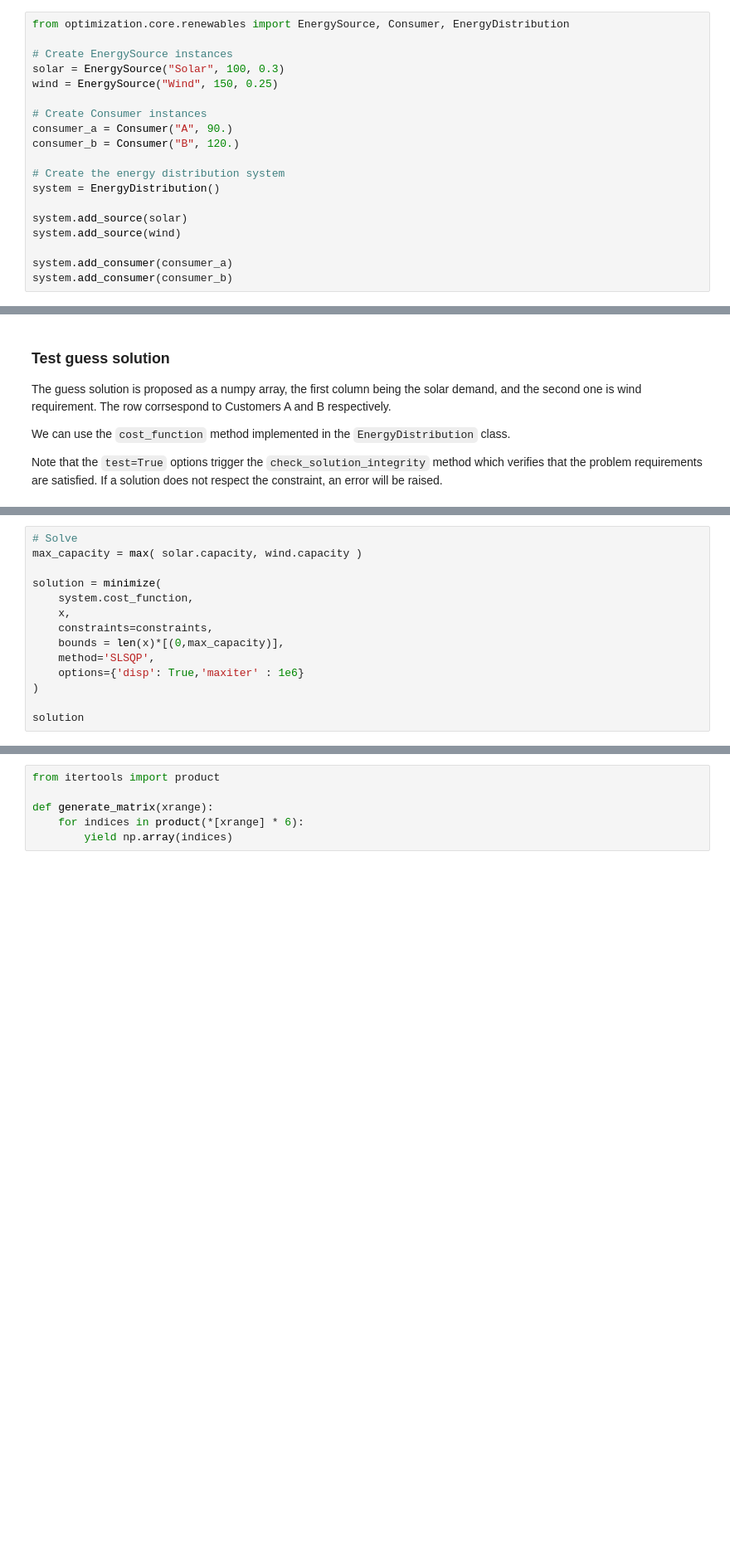
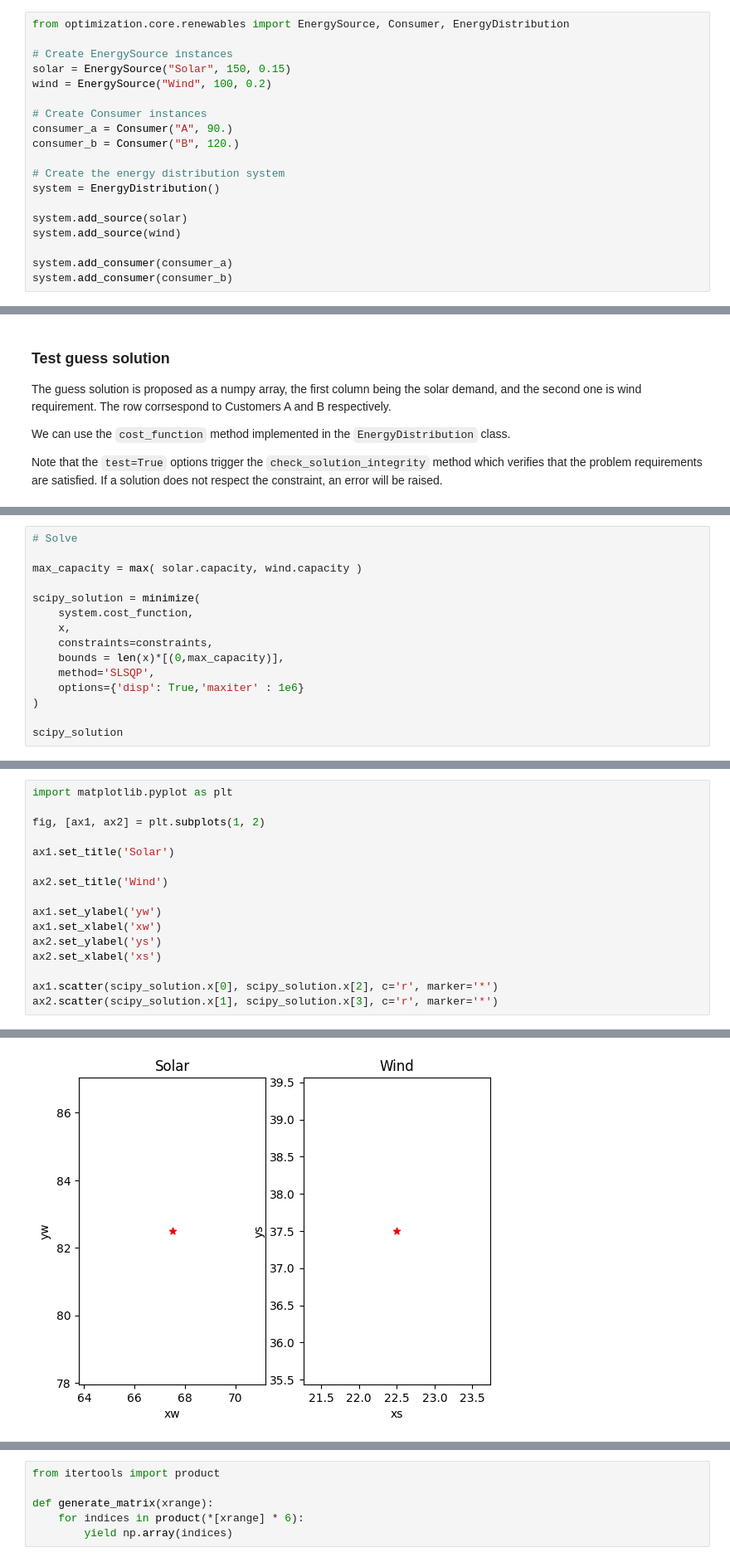
Before and after one commit to marcodigennaro/optimization, a Jupyter notebook: optimization/jupter-notebooks/renewable_energy_flow.ipynb, the cells around one changed output, grey strips where cells are left out. Shown: that part at 83% size. Saved outputs shown, nothing was run; the diff lists cells and outputs as text; blank space fills up the shorter version.

Commit message:
check solution integrity

```diff
--- a/optimization/jupter-notebooks/renewable_energy_flow.ipynb
+++ b/optimization/jupter-notebooks/renewable_energy_flow.ipynb
@@ -53,8 +51,8 @@ Let us take advantage of three classes to store and validate data
 from optimization.core.renewables import EnergySource, Consumer, EnergyDistribution
 
 # Create EnergySource instances
-solar = EnergySource("Solar", 100, 0.3)
-wind = EnergySource("Wind", 150, 0.25)
+solar = EnergySource("Solar", 150, 0.15)
+wind = EnergySource("Wind", 100, 0.2)
 
 # Create Consumer instances
 consumer_a = Consumer("A", 90.)
@@ -103,9 +106,10 @@ constraints = [
 ]
 # %%
 # Solve
+
 max_capacity = max( solar.capacity, wind.capacity )
 
-solution = minimize(
+scipy_solution = minimize(
     system.cost_function,
     x,
     constraints=constraints,
@@ -114,6 +118,6 @@ solution = minimize(
     options={'disp': True,'maxiter' : 1e6}
 )
 
-solution
+scipy_solution
 # %% [output]
 Optimization terminated successfully    (Exit mode 0)
@@ -132,0 +148,17 @@ Optimization terminated successfully    (Exit mode 0)
+# %%
+import matplotlib.pyplot as plt
+
+fig, [ax1, ax2] = plt.subplots(1, 2)
+
+ax1.set_title('Solar')
+
+ax2.set_title('Wind')
+
+ax1.set_ylabel('yw')
+ax1.set_xlabel('xw')
+ax2.set_ylabel('ys')
+ax2.set_xlabel('xs')
+
+ax1.scatter(scipy_solution.x[0], scipy_solution.x[2], c='r', marker='*')
+ax2.scatter(scipy_solution.x[1], scipy_solution.x[3], c='r', marker='*')
+# %% [output]
@@ -132,0 +166 @@ Optimization terminated successfully    (Exit mode 0)
+[figure, added]
```
Also changed, not shown: parts of 20 cells of this notebook, 1 other file.
